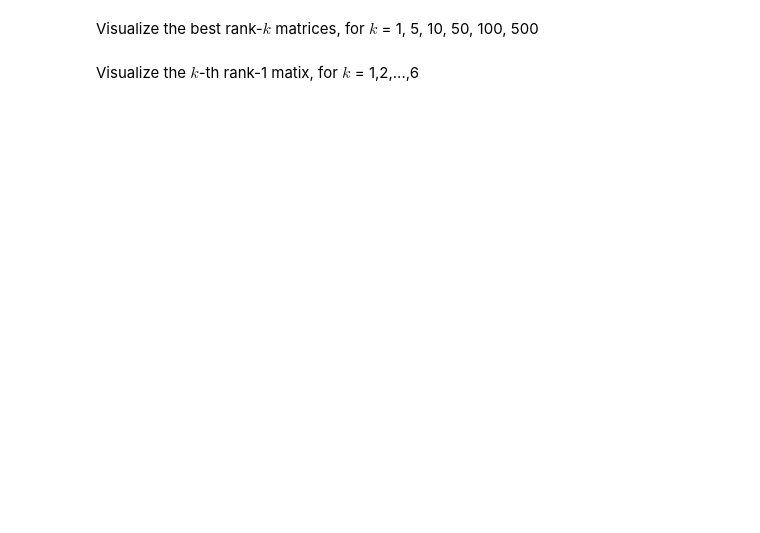
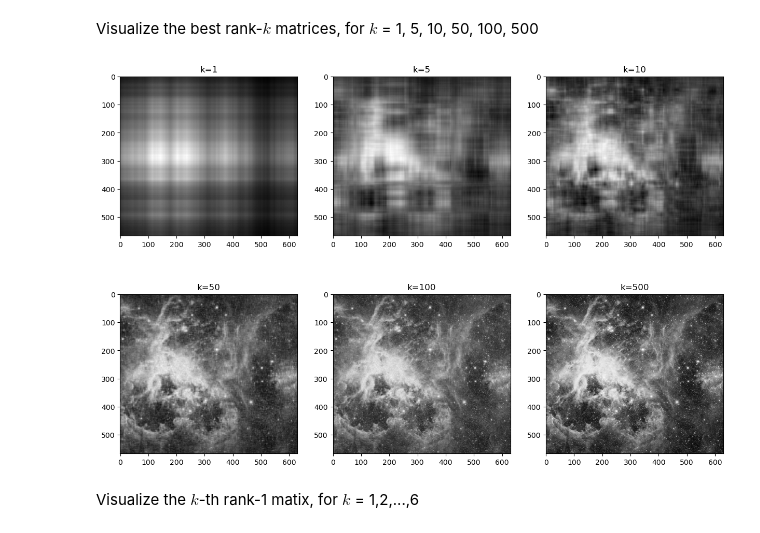
Before and after one commit to Dr4k3z/naml, a Jupyter notebook: labs/Lab01/image_compression.ipynb, the cells around one changed output. Saved outputs shown, nothing was run; the diff lists cells and outputs as text; code cells hidden in the pictures; blank space fills up the shorter version.

```diff
--- a/labs/Lab01/image_compression.ipynb
+++ b/labs/Lab01/image_compression.ipynb
@@ -54,2 +72,13 @@ Visualize the best rank-$k$ matrices, for $k$ = 1, 5, 10, 50, 100, 500
+# %%
+k_values = [1,5,10,50,100,500]
+
+fig, ax = plt.subplots(2, 3, figsize=(15, 10))
+ax = ax.reshape(-1)
+for i, k in enumerate(k_values):
+    X_k = U[:, :k] @ np.diag(S[:k]) @ Vt[:k, :]
+    ax[i].imshow(X_k, cmap='gray')
+    ax[i].set_title(f'k={k}')
+# %% [output]
+[figure, added]
 # %% [markdown]
 Visualize the $k$-th rank-1 matix, for $k$ = 1,2,...,6
```
Also changed, not shown: parts of 7 cells of this notebook, 32 other files.
